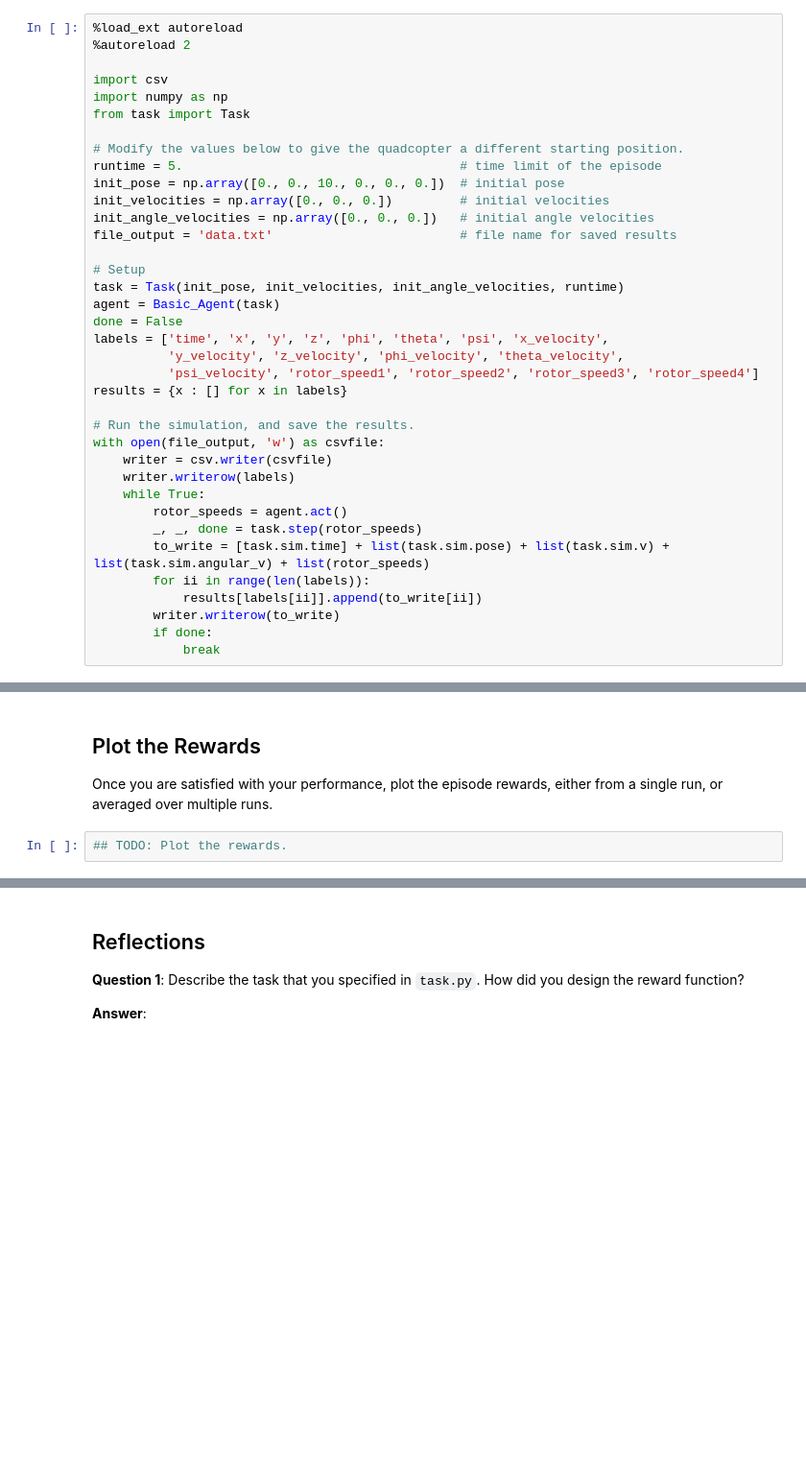
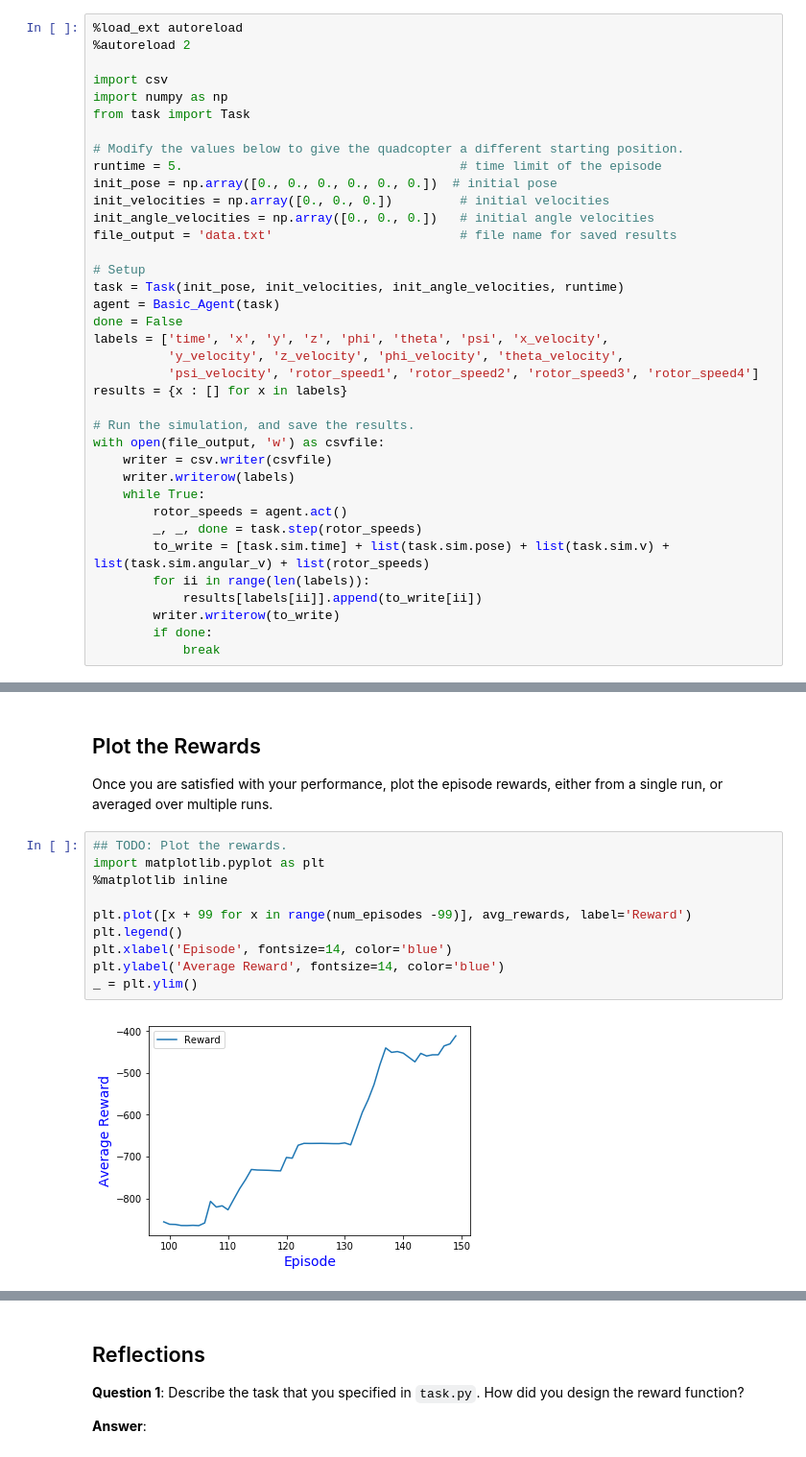
Before and after one commit to dan-lennox/ml-udacity-quadcopter-rl, a Jupyter notebook: Quadcopter_Project.ipynb, the cells around one changed output, grey strips where cells are left out. Shown at 96% size. Cells and saved outputs as stored; diff of their text form; blank space fills up the shorter version.

Commit message:
feat: Add basic training of agent and reward reporting.
Added bare bones training initialisation code and basic reporting
of average rewards over time.

```diff
--- a/Quadcopter_Project.ipynb
+++ b/Quadcopter_Project.ipynb
@@ -54,7 +54,7 @@ from task import Task
 
 # Modify the values below to give the quadcopter a different starting position.
 runtime = 5.                                     # time limit of the episode
-init_pose = np.array([0., 0., 10., 0., 0., 0.])  # initial pose
+init_pose = np.array([0., 0., 0., 0., 0., 0.])  # initial pose
 init_velocities = np.array([0., 0., 0.])         # initial velocities
 init_angle_velocities = np.array([0., 0., 0.])   # initial angle velocities
 file_output = 'data.txt'                         # file name for saved results
@@ -211,5 +301,15 @@ As you develop your agent, it's important to keep an eye on how it's performing.
 ## Plot the Rewards
 
 Once you are satisfied with your performance, plot the episode rewards, either from a single run, or averaged over multiple runs.
-# %%
-## TODO: Plot the rewards.
+# %%
+## TODO: Plot the rewards.
+import matplotlib.pyplot as plt
+%matplotlib inline
+
+plt.plot([x + 99 for x in range(num_episodes -99)], avg_rewards, label='Reward')
+plt.legend()
+plt.xlabel('Episode', fontsize=14, color='blue')
+plt.ylabel('Average Reward', fontsize=14, color='blue')
+_ = plt.ylim()
+# %% [output]
+[figure, added]
```
Also changed, not shown: parts of 11 cells of this notebook.
